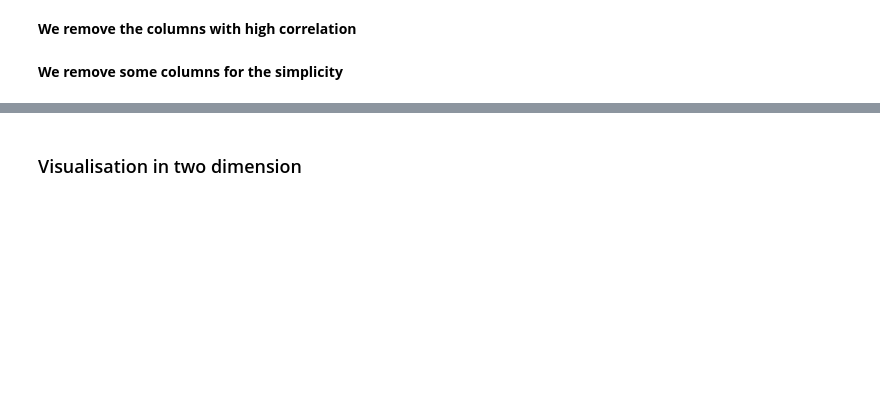
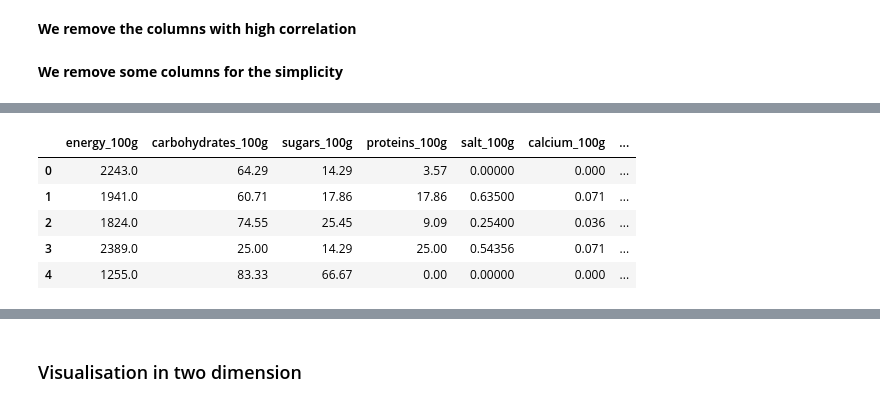
Before and after one commit to santra11/Sante-Paris2021, a Jupyter notebook: Sante-Public Paris.ipynb, the cells around one changed output, grey strips where cells are left out. Saved outputs shown, nothing was run; the diff lists cells and outputs as text; code cells hidden in the pictures; blank space fills up the shorter version.

```diff
--- a/Sante-Public Paris.ipynb
+++ b/Sante-Public Paris.ipynb
@@ -624,0 +623,9 @@ Index(['energy_100g', 'carbohydrates_100g', 'sugars_100g', 'proteins_100g',
+# %%
+dg.head()
+# %% [output]
+|  | energy_100g | carbohydrates_100g | sugars_100g | proteins_100g | salt_100g | calcium_100g | ... |
+| 0 | 2243.0 | 64.29 | 14.29 | 3.57 | 0.00000 | 0.000 | ... |
+| 1 | 1941.0 | 60.71 | 17.86 | 17.86 | 0.63500 | 0.071 | ... |
+| 2 | 1824.0 | 74.55 | 25.45 | 9.09 | 0.25400 | 0.036 | ... |
+| 3 | 2389.0 | 25.00 | 14.29 | 25.00 | 0.54356 | 0.071 | ... |
+| 4 | 1255.0 | 83.33 | 66.67 | 0.00 | 0.00000 | 0.000 | ... |
```
Also changed, not shown: parts of 33 cells of this notebook.
